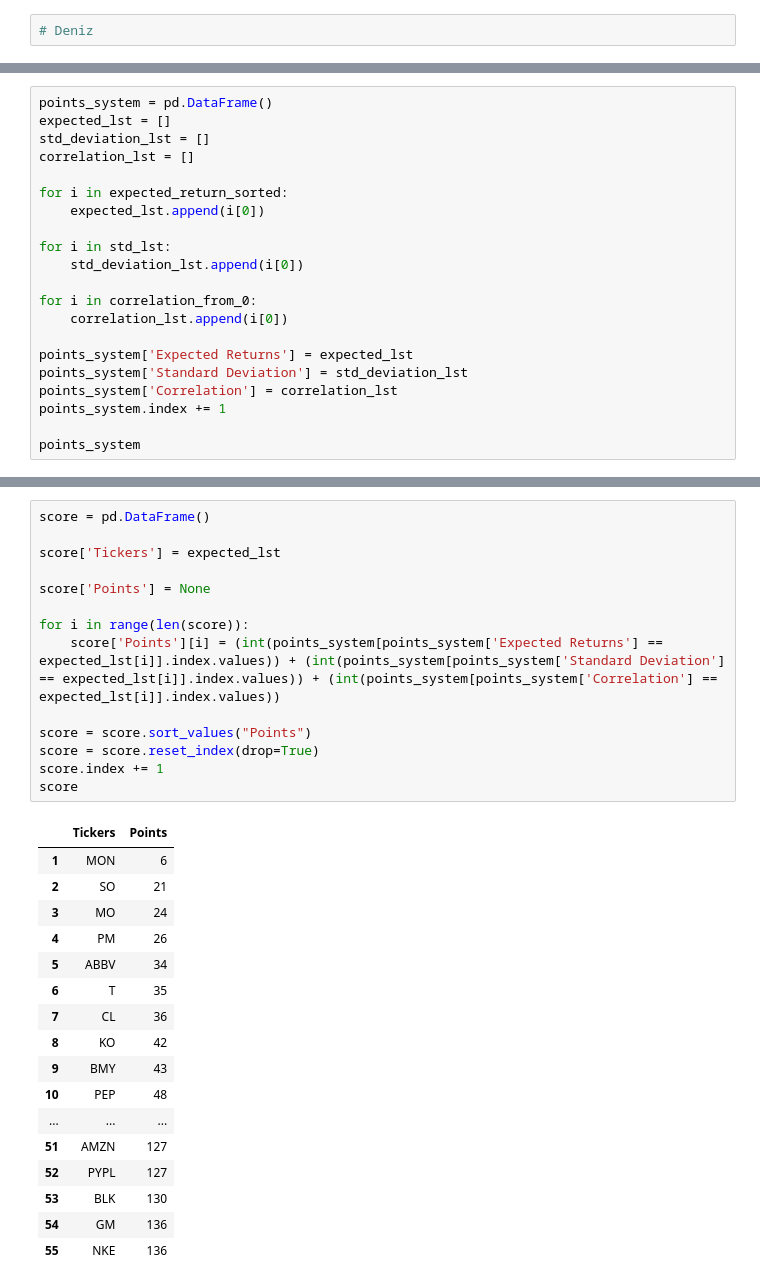
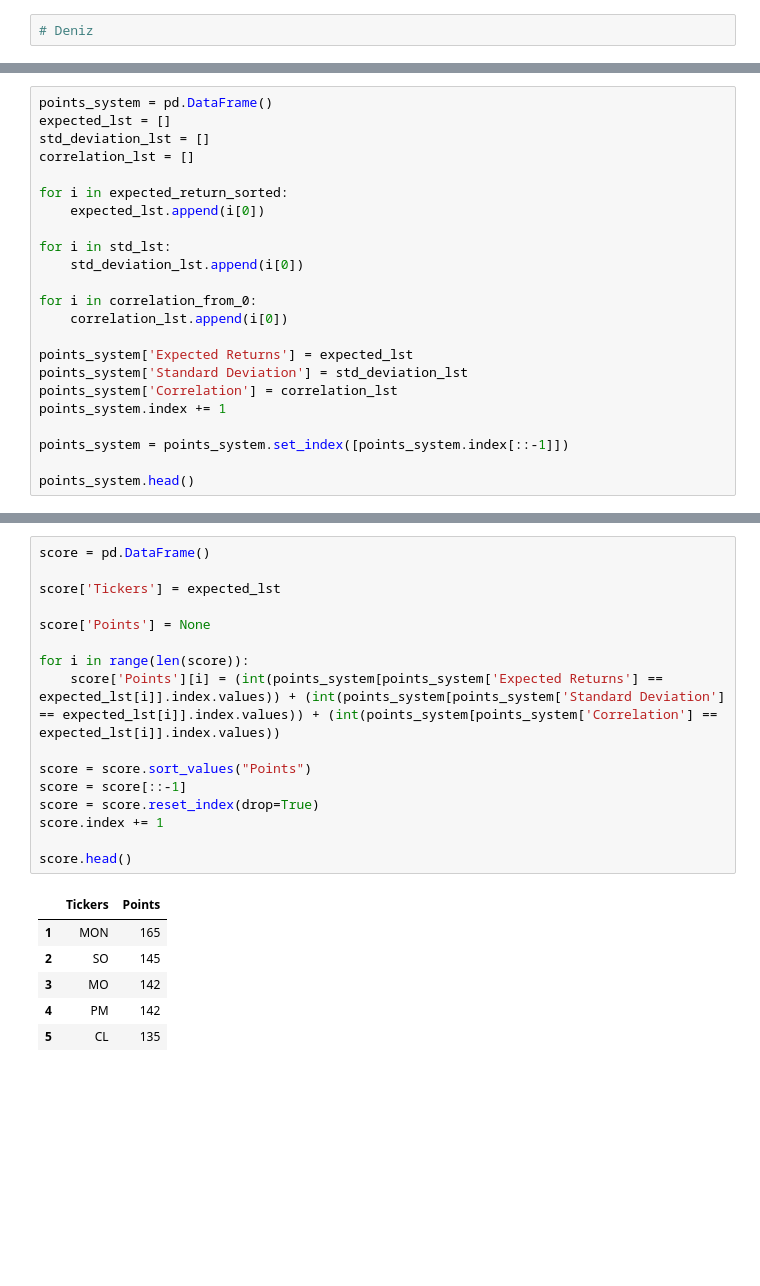
Before and after one commit to richardsha19/portfolio-manager, a Jupyter notebook: Main.ipynb, the cells around one changed output, grey strips where cells are left out. Cells and saved outputs as stored; diff of their text form; blank space fills up the shorter version.

```diff
--- a/Main.ipynb
+++ b/Main.ipynb
@@ -298,6 +230,8 @@ points_system['Standard Deviation'] = std_deviation_lst
 points_system['Correlation'] = correlation_lst
 points_system.index += 1
 
-points_system
+points_system = points_system.set_index([points_system.index[::-1]])
+
+points_system.head()
 # %% [output]
 |  | Expected Returns | Standard Deviation | Correlation |
@@ -320,32 +243,23 @@ points_system
 # %%
 score = pd.DataFrame()
 
 score['Tickers'] = expected_lst
 
 score['Points'] = None
 
 for i in range(len(score)):
     score['Points'][i] = (int(points_system[points_system['Expected Returns'] == expected_lst[i]].index.values)) + (int(points_system[points_system['Standard Deviation'] == expected_lst[i]].index.values)) + (int(points_system[points_system['Correlation'] == expected_lst[i]].index.values))
 
 score = score.sort_values("Points")
+score = score[::-1]
 score = score.reset_index(drop=True)
 score.index += 1
-score
+
+score.head()
 # %% [output]
 |  | Tickers | Points |
-| 1 | MON | 6 |
-| 2 | SO | 21 |
-| 3 | MO | 24 |
-| 4 | PM | 26 |
-| 5 | ABBV | 34 |
-| 6 | T | 35 |
-| 7 | CL | 36 |
-| 8 | KO | 42 |
-| 9 | BMY | 43 |
-| 10 | PEP | 48 |
-| ... | ... | ... |
-| 51 | AMZN | 127 |
-| 52 | PYPL | 127 |
-| 53 | BLK | 130 |
-| 54 | GM | 136 |
-| 55 | NKE | 136 |
+| 1 | MON | 165 |
+| 2 | SO | 145 |
+| 3 | MO | 142 |
+| 4 | PM | 142 |
+| 5 | CL | 135 |
```
Also changed, not shown: parts of 11 cells of this notebook.
